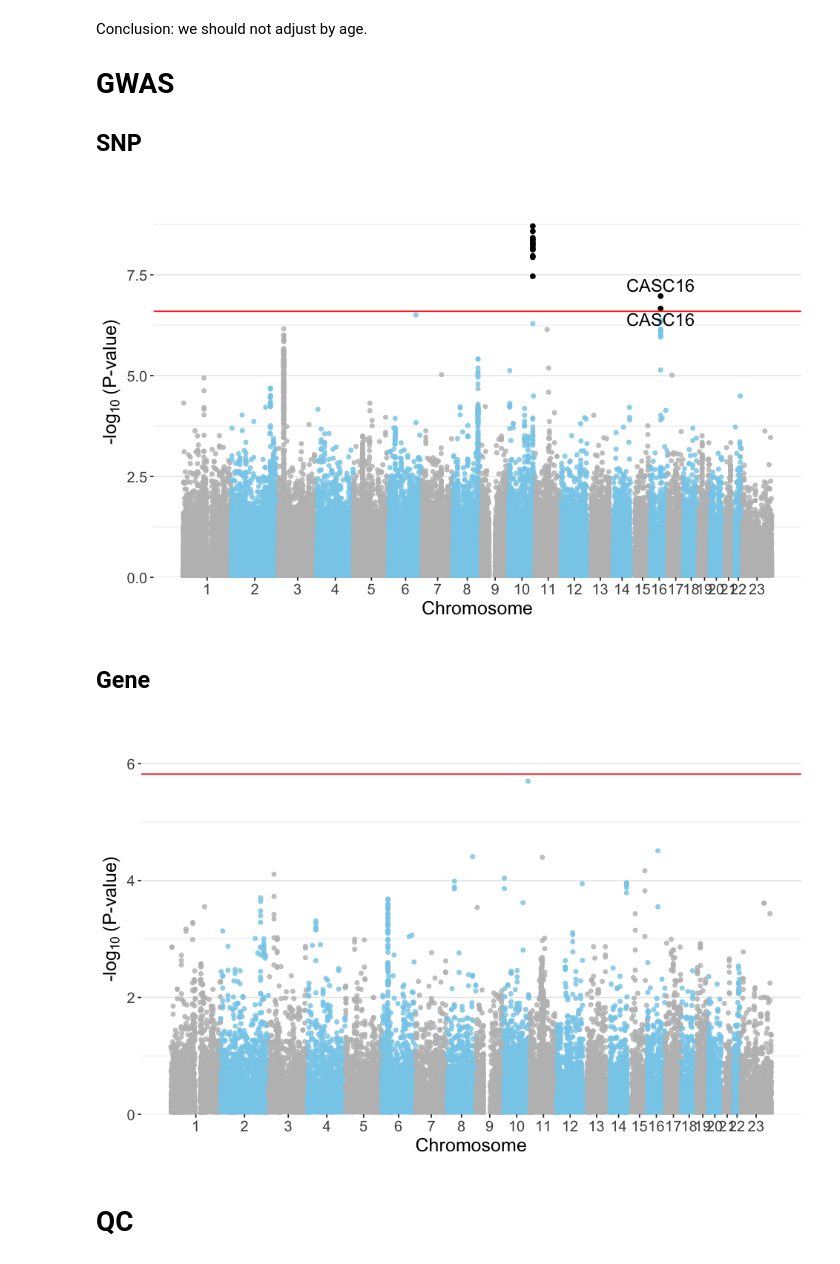
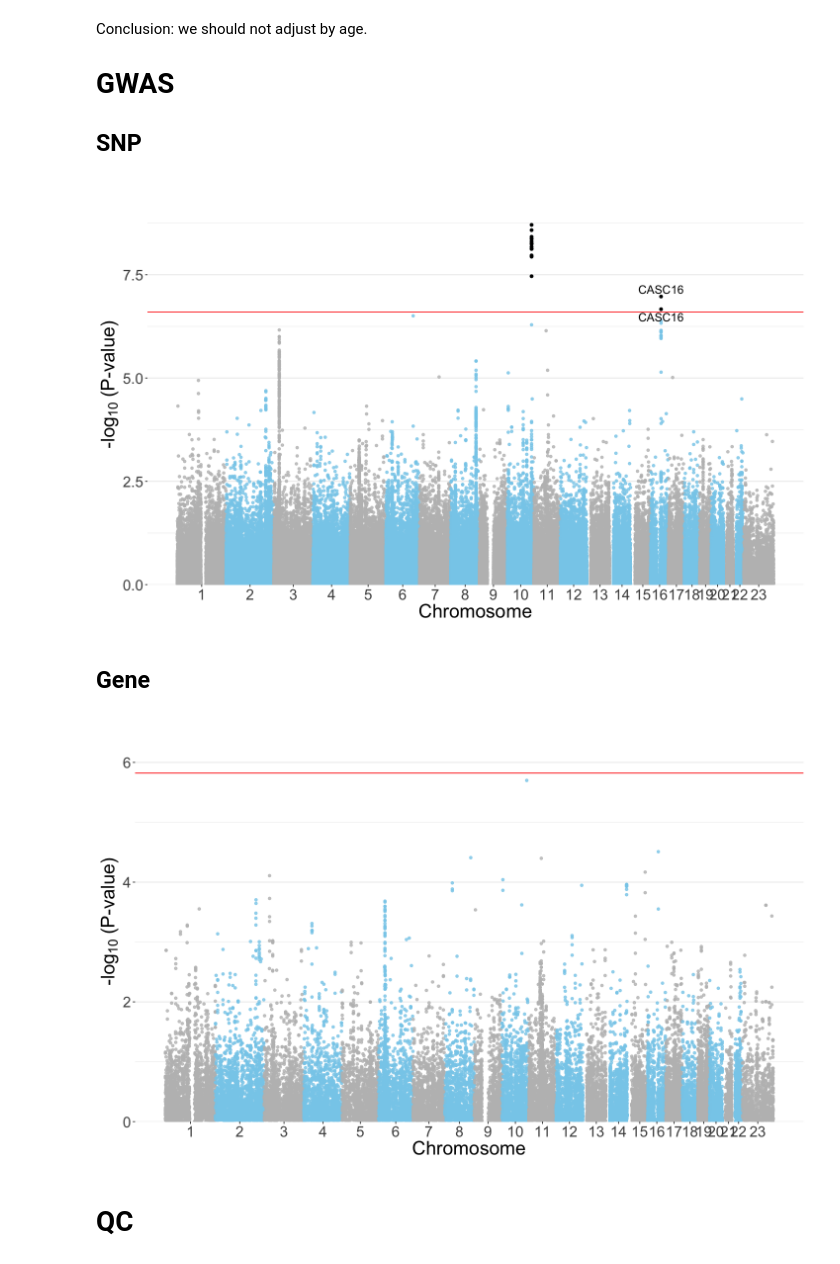
Before and after one commit to hclimente/genewa, a Jupyter notebook: results/conventional_gwas/gwas.ipynb, the cells around one changed output. Saved outputs shown, nothing was run; the diff lists cells and outputs as text; code cells hidden in the pictures.

```diff
--- a/results/conventional_gwas/gwas.ipynb
+++ b/results/conventional_gwas/gwas.ipynb
@@ -147,7 +147,7 @@ Conclusion: we should not adjust by age.
 ## SNP
 # %%
 map <- read_tsv('~/data/genesis/genesis_2019.bim',
-                col_names = F, col_types = 'iciicc') %>%
+                col_names = F, col_types = 'icidcc') %>%
        set_colnames(c('chr', 'snp', 'cm', 'pos', 'x1', 'x2')) %>%
        select(-cm, -x1, -x2)
 
@@ -182,7 +182,7 @@ bf_threshold <- .05 / (nrow(gwas))
 y_lim <- max(-log10(don$P), na.rm = TRUE) + 1
 axisdf <- don %>% group_by(chr) %>% summarize(center=( max(BPcum) + min(BPcum) ) / 2 )
 
-options(repr.plot.width=8, repr.plot.height=5)
+options(repr.plot.width=12, repr.plot.height=7.5)
 ggplot(don, aes(x=BPcum, y=-log10(P))) +
 
     # Show all points
@@ -206,19 +206,19 @@ ggplot(don, aes(x=BPcum, y=-log10(P))) +
     theme(
       legend.position="none",
       panel.border = element_blank(),
-      axis.title = element_text(size = 15),
-      axis.text = element_text(size = 12),
+      axis.title = element_text(size = 23),
+      axis.text = element_text(size = 18),
       strip.text.y = element_text(size = 15),
       panel.grid.major.x = element_blank(),
       panel.grid.minor.x = element_blank()
     ) +
     labs(x = 'Chromosome', y = bquote('-log' [10] ~'(P-value)'))
 # %% [output]
-[figure, old version]
+[figure, new version]
 # %% [markdown]
 ## Gene
 # %%
-gwas <- read_tsv('../preprocessing/scored_genes.vegas.txt', col_types = 'icidiidddcd') %>%
+gwas <- read_tsv('../preprocessing/scored_genes.vegas.txt', col_types = 'iciddddddcd') %>%
     mutate(selected = ifelse(Pvalue < (0.05/n()), 'Yes', 'No')) %>%
     arrange(selected)
 
@@ -243,39 +243,39 @@ bf_threshold <- .05 / (nrow(gwas))
 y_lim <- max(-log10(don$Pvalue), na.rm = TRUE) + 1
 axisdf <- don %>% group_by(Chr) %>% summarize(center=( max(BPcum) + min(BPcum) ) / 2 )
 
-options(repr.plot.width=8, repr.plot.height=5)
+options(repr.plot.width=12, repr.plot.height=7.5)
 ggplot(don, aes(x=BPcum, y=-log10(Pvalue))) +
 
     # Show all points
     geom_point( aes(color=as.factor(Chr)), alpha=0.8, size=1.3) +
     geom_point(data = filter(don, selected == 'Yes'), aes(x=BPcum, y=-log10(Pvalue)), color = 'black') +
     scale_color_manual(values = rep(c("grey", "skyblue"), 22 )) +
 
     # Add Bonferroni line
     geom_hline(yintercept = -log10(bf_threshold), color = 'red') +
 
     # add gene symbols
     geom_text_repel(data = filter(don, selected == 'Yes' & !is.na(Gene)),
                     aes(x=BPcum, y=-log10(Pvalue), label = Gene), size = 5) +
 
     # custom X axis:
     scale_x_continuous( label = axisdf$Chr, breaks= axisdf$center ) +
     scale_y_continuous(expand = c(0, 0), limits = c(0, y_lim)) +  # remove space between plot area and x axis
 
     # Custom the theme:
     theme_bw() +
     theme(
       legend.position="none",
       panel.border = element_blank(),
-      axis.title = element_text(size = 15),
-      axis.text = element_text(size = 12),
+      axis.title = element_text(size = 23),
+      axis.text = element_text(size = 18),
       strip.text.y = element_text(size = 15),
       panel.grid.major.x = element_blank(),
       panel.grid.minor.x = element_blank()
     ) +
     labs(x = 'Chromosome', y = bquote('-log' [10] ~'(P-value)'))
 # %% [output]
-[figure, old version]
+[figure, new version]
 # %% [markdown]
 # QC
 # %%
```
Also changed, not shown: parts of 2 cells of this notebook.
